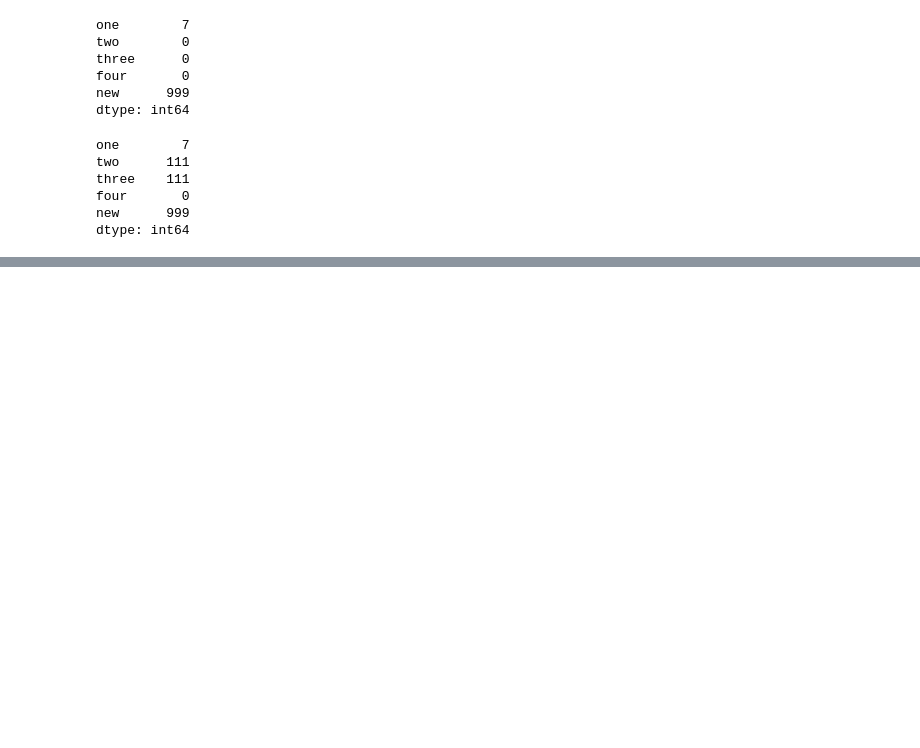
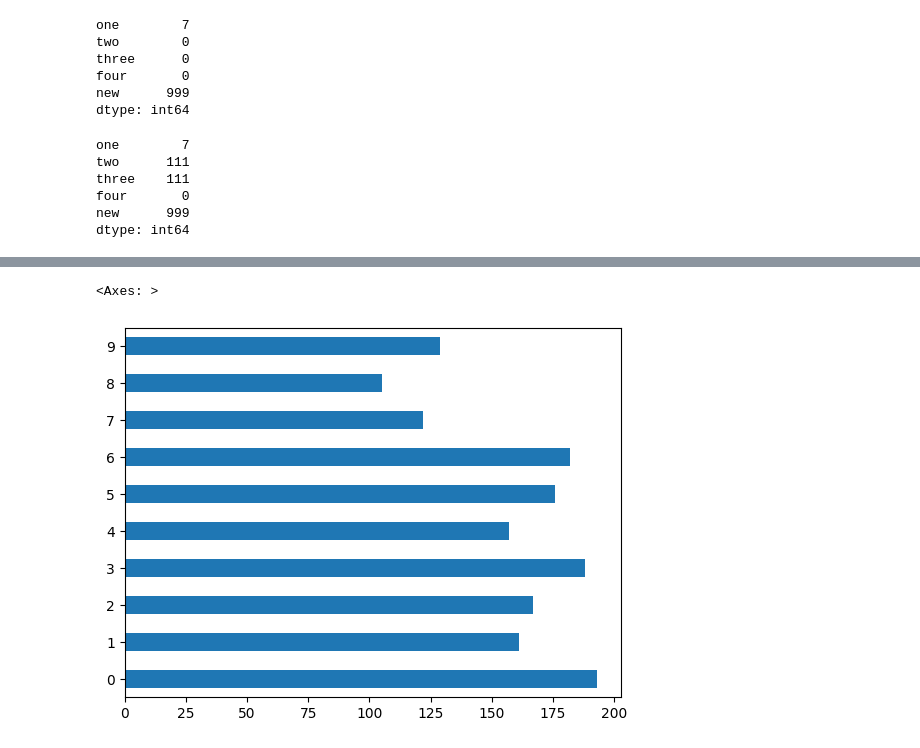
Before and after one commit to XionVolt/Ai-Ml, a Jupyter notebook: Programming/Pandas/01PandasBasicsAndSeriesdtype.ipynb, the cells around one changed output, grey strips where cells are left out. Cells and saved outputs as stored; diff of their text form; code cells hidden in the pictures; blank space fills up the shorter version.

```diff
--- a/Programming/Pandas/01PandasBasicsAndSeriesdtype.ipynb
+++ b/Programming/Pandas/01PandasBasicsAndSeriesdtype.ipynb
@@ -474,0 +608,5 @@ dtype: int64
+# %%
+randomSeriesData.plot(kind='barh')
+# %% [output]
+<Axes: >
+[figure, added]
```
Also changed, not shown: parts of 36 cells of this notebook, 3 other files.
